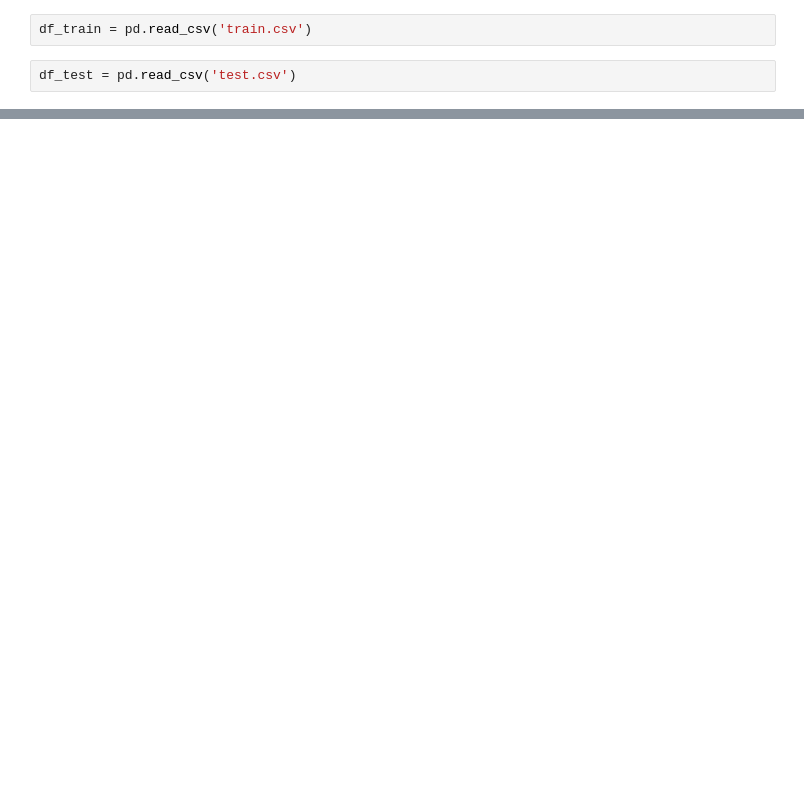
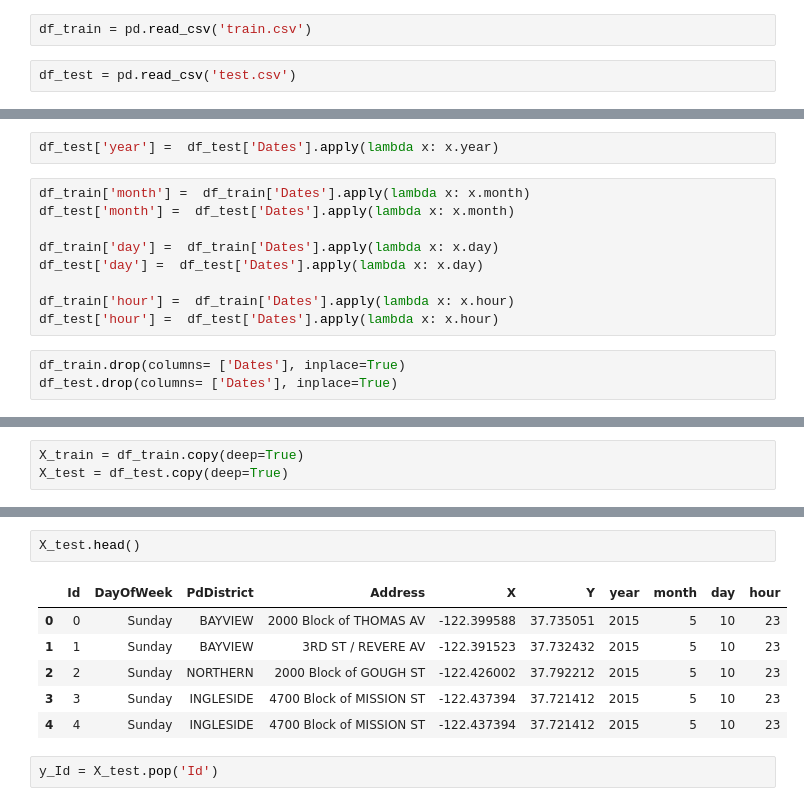
Before and after one commit to nandhukumar86/AIML-Practice, a Jupyter notebook: SanFranciscoCrimeClassification.ipynb, the cells around one changed output, grey strips where cells are left out. Drawn from its saved outputs; the diff is of its cells as text; blank space fills up the shorter version.

```diff
--- a/SanFranciscoCrimeClassification.ipynb
+++ b/SanFranciscoCrimeClassification.ipynb
@@ -223,0 +207,14 @@ sns.jointplot(df['X'], df['Y'], kind='hex')
+# %%
+df_test['year'] =  df_test['Dates'].apply(lambda x: x.year)
+# %%
+df_train['month'] =  df_train['Dates'].apply(lambda x: x.month)
+df_test['month'] =  df_test['Dates'].apply(lambda x: x.month)
+
+df_train['day'] =  df_train['Dates'].apply(lambda x: x.day)
+df_test['day'] =  df_test['Dates'].apply(lambda x: x.day)
+
+df_train['hour'] =  df_train['Dates'].apply(lambda x: x.hour)
+df_test['hour'] =  df_test['Dates'].apply(lambda x: x.hour)
+# %%
+df_train.drop(columns= ['Dates'], inplace=True)
+df_test.drop(columns= ['Dates'], inplace=True)
@@ -223,0 +223,3 @@ sns.jointplot(df['X'], df['Y'], kind='hex')
+# %%
+X_train = df_train.copy(deep=True)
+X_test = df_test.copy(deep=True)
@@ -223,0 +249,11 @@ sns.jointplot(df['X'], df['Y'], kind='hex')
+# %%
+X_test.head()
+# %% [output]
+|  | Id | DayOfWeek | PdDistrict | Address | X | Y | year | month | day | hour |
+| 0 | 0 | Sunday | BAYVIEW | 2000 Block of THOMAS AV | -122.399588 | 37.735051 | 2015 | 5 | 10 | 23 |
+| 1 | 1 | Sunday | BAYVIEW | 3RD ST / REVERE AV | -122.391523 | 37.732432 | 2015 | 5 | 10 | 23 |
+| 2 | 2 | Sunday | NORTHERN | 2000 Block of GOUGH ST | -122.426002 | 37.792212 | 2015 | 5 | 10 | 23 |
+| 3 | 3 | Sunday | INGLESIDE | 4700 Block of MISSION ST | -122.437394 | 37.721412 | 2015 | 5 | 10 | 23 |
+| 4 | 4 | Sunday | INGLESIDE | 4700 Block of MISSION ST | -122.437394 | 37.721412 | 2015 | 5 | 10 | 23 |
+# %%
+y_Id = X_test.pop('Id')
```
Also changed, not shown: parts of 79 cells of this notebook.
